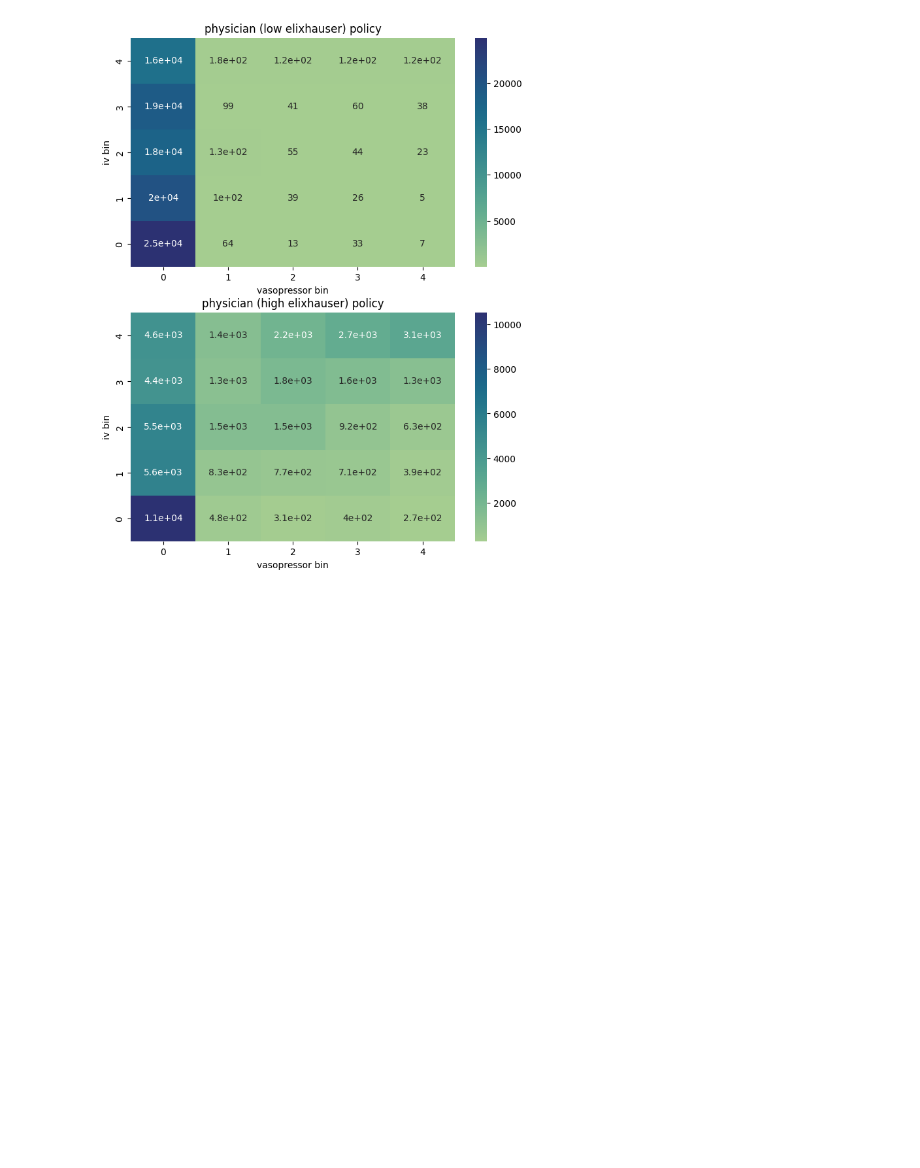
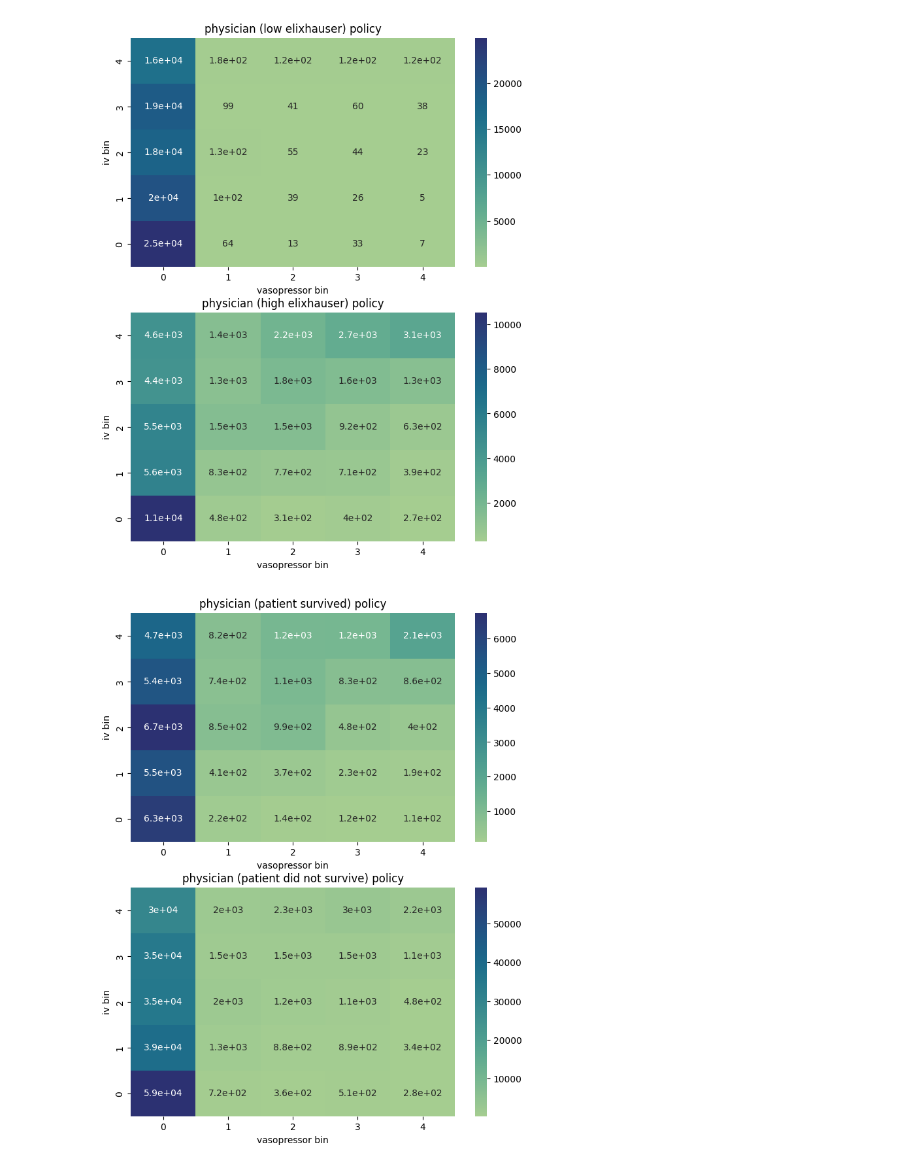
Before and after one commit to weissguy/rl-sepsis, a Jupyter notebook: mimic_policies.ipynb, the cells around one changed output. Saved outputs shown, nothing was run; the diff lists cells and outputs as text; code cells hidden in the pictures; blank space fills up the shorter version.

```diff
--- a/mimic_policies.ipynb
+++ b/mimic_policies.ipynb
@@ -198,3 +275,12 @@ policy_heatmap(low_sofa_action_log, 'physician (low elixhauser)', axs[0])
 policy_heatmap(high_sofa_action_log, 'physician (high elixhauser)', axs[1])
 # %% [output]
 [figure]
+# %%
+surv_action_log = get_action_log(df[df['died_in_hosp'] == 1])
+died_action_log = get_action_log(df[df['died_in_hosp'] == 0])
+
+fig, axs = plt.subplots(2, 1, figsize=(8,10))
+policy_heatmap(surv_action_log, 'physician (patient survived)', axs[0])
+policy_heatmap(died_action_log, 'physician (patient did not survive)', axs[1])
+# %% [output]
+[figure, added]
```
Also changed, not shown: parts of 15 cells of this notebook, 8 other files.
